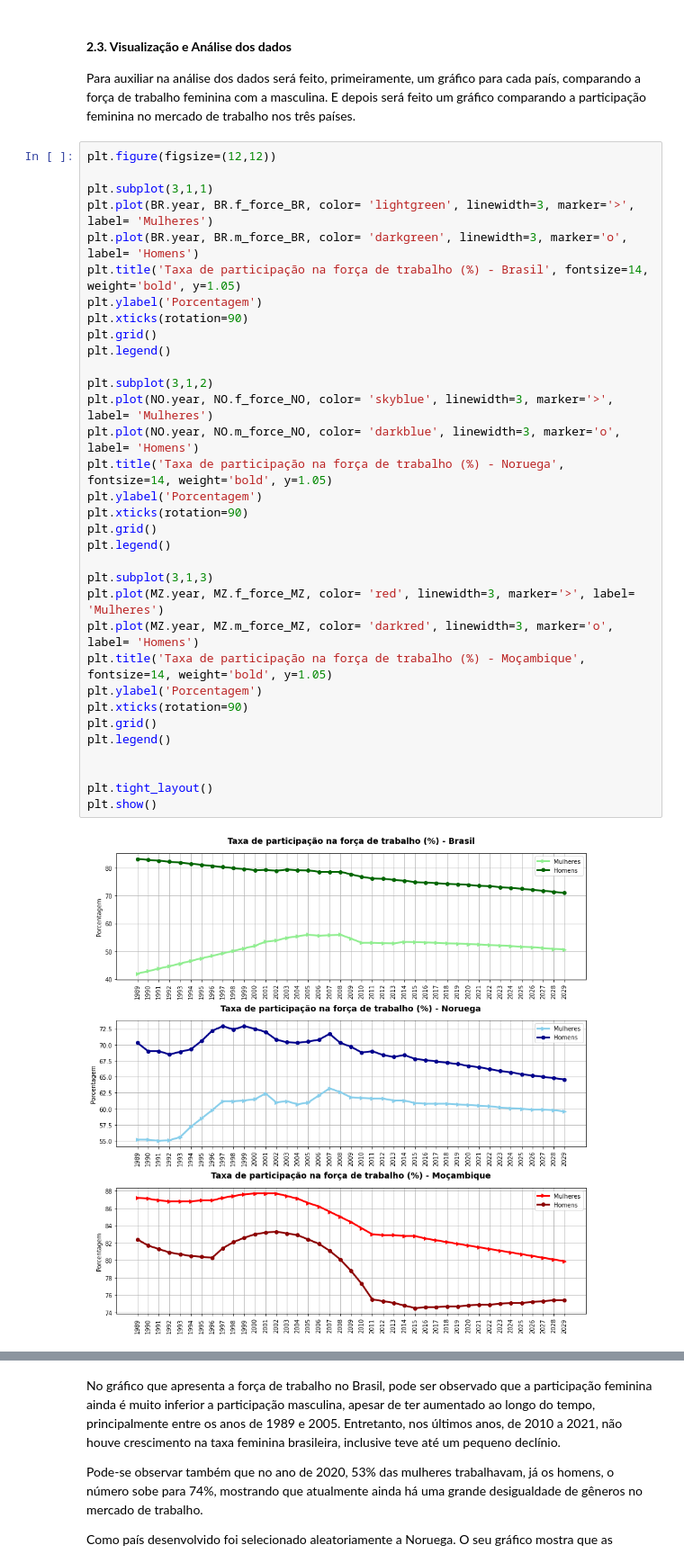
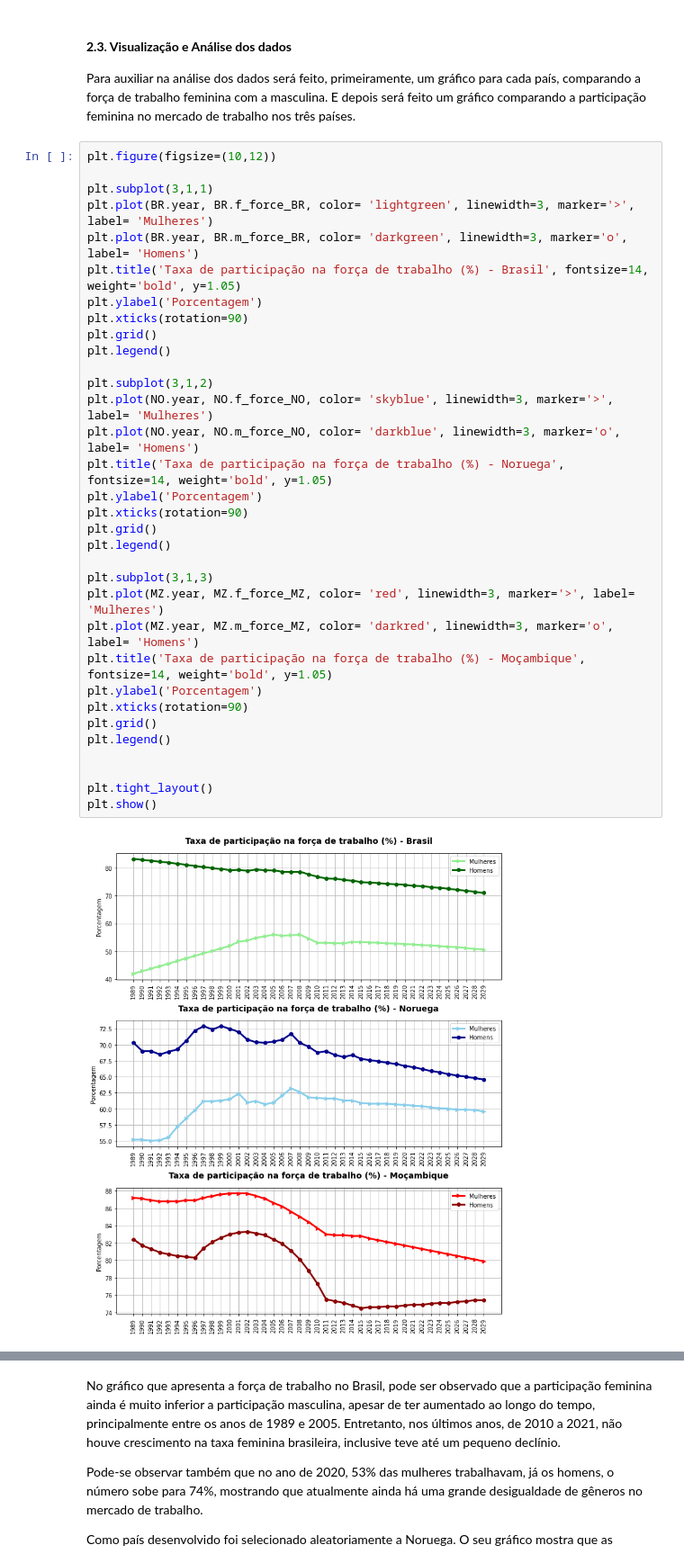
Before and after one commit to mahmayer/Mackenzie, a Jupyter notebook: Aprofundamento_T4_AnaliseDados.ipynb, the cells around one changed output, grey strips where cells are left out. Shown at 90% size. Cells and saved outputs as stored; diff of their text form.

```diff
--- a/Aprofundamento_T4_AnaliseDados.ipynb
+++ b/Aprofundamento_T4_AnaliseDados.ipynb
@@ -133,38 +183,38 @@ BR.head()
 
 Para auxiliar na análise dos dados será feito, primeiramente, um gráfico para cada país, comparando a força de trabalho feminina com a masculina. E depois será feito um gráfico comparando a participação feminina no mercado de trabalho nos três países.
 # %%
-plt.figure(figsize=(12,12))
+plt.figure(figsize=(10,12))
 
 plt.subplot(3,1,1)
 plt.plot(BR.year, BR.f_force_BR, color= 'lightgreen', linewidth=3, marker='>', label= 'Mulheres')
 plt.plot(BR.year, BR.m_force_BR, color= 'darkgreen', linewidth=3, marker='o', label= 'Homens')
 plt.title('Taxa de participação na força de trabalho (%) - Brasil', fontsize=14, weight='bold', y=1.05)
 plt.ylabel('Porcentagem')
 plt.xticks(rotation=90)
 plt.grid()
 plt.legend()
 
 plt.subplot(3,1,2)
 plt.plot(NO.year, NO.f_force_NO, color= 'skyblue', linewidth=3, marker='>', label= 'Mulheres')
 plt.plot(NO.year, NO.m_force_NO, color= 'darkblue', linewidth=3, marker='o', label= 'Homens')
 plt.title('Taxa de participação na força de trabalho (%) - Noruega', fontsize=14, weight='bold', y=1.05)
 plt.ylabel('Porcentagem')
 plt.xticks(rotation=90)
 plt.grid()
 plt.legend()
 
 plt.subplot(3,1,3)
 plt.plot(MZ.year, MZ.f_force_MZ, color= 'red', linewidth=3, marker='>', label= 'Mulheres')
 plt.plot(MZ.year, MZ.m_force_MZ, color= 'darkred', linewidth=3, marker='o', label= 'Homens')
 plt.title('Taxa de participação na força de trabalho (%) - Moçambique', fontsize=14, weight='bold', y=1.05)
 plt.ylabel('Porcentagem')
 plt.xticks(rotation=90)
 plt.grid()
 plt.legend()
 
 
 plt.tight_layout()
 plt.show()
 # %% [output]
-[figure, old version]
+[figure, new version]
 # %%
```
Also changed, not shown: parts of 7 cells of this notebook.
